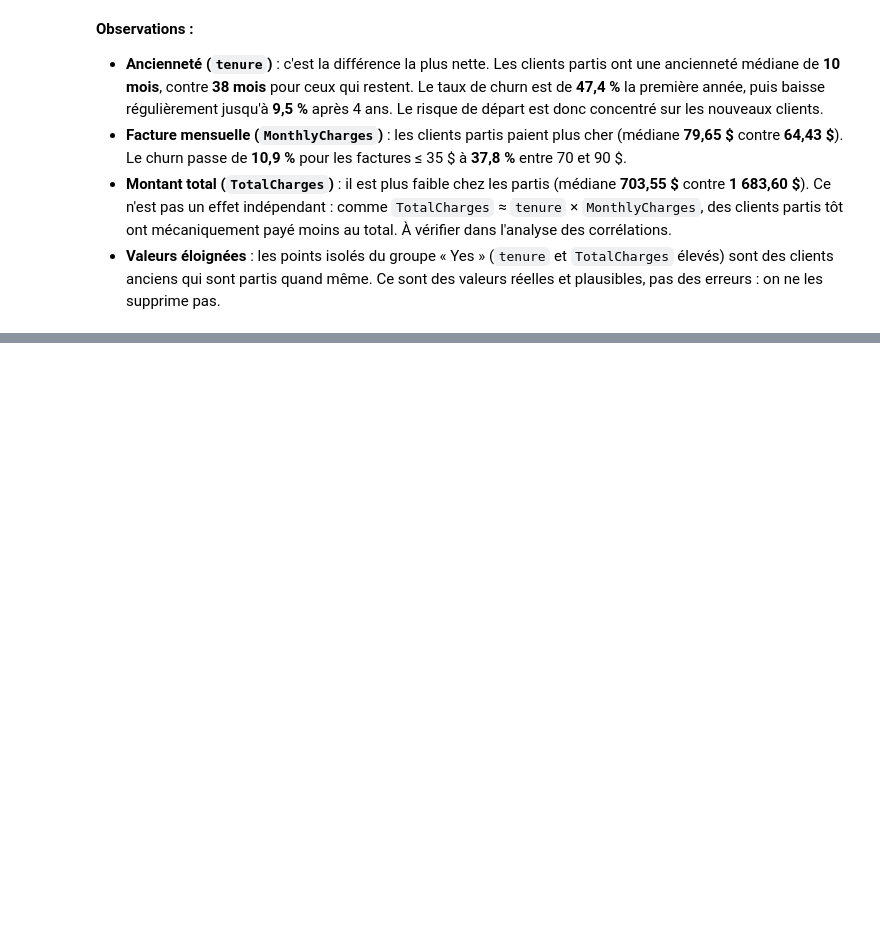
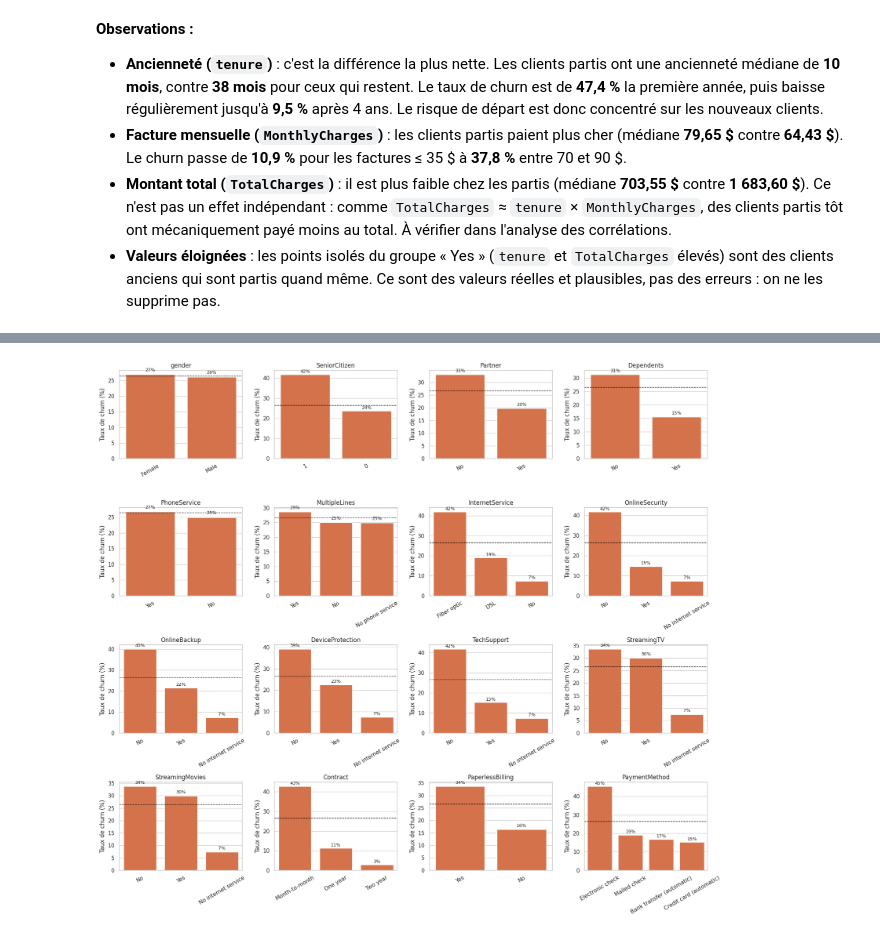
Before and after one commit to massamba0809/churn-prediction-ml, a Jupyter notebook: notebooks/02_eda.ipynb, the cells around one changed output, grey strips where cells are left out. Drawn from its saved outputs; the diff is of its cells as text; code cells hidden in the pictures; blank space fills up the shorter version.

```diff
--- a/notebooks/02_eda.ipynb
+++ b/notebooks/02_eda.ipynb
@@ -196,0 +203,19 @@ Name: Churn_num, dtype: float64
+# %%
+taux_global = eda["Churn_num"].mean() * 100
+
+fig, axes = plt.subplots(4, 4, figsize=(18, 16))
+for ax, var in zip(axes.flatten(), VAR_CAT):
+    taux = (eda.groupby(var)["Churn_num"].mean() * 100).sort_values(ascending=False)
+    sns.barplot(x=taux.index.astype(str), y=taux.values, ax=ax, color="#eb6834")
+    ax.axhline(taux_global, color="black", linestyle="--", linewidth=1)
+    ax.set_title(var)
+    ax.set_xlabel("")
+    ax.set_ylabel("Taux de churn (%)")
+    ax.tick_params(axis="x", rotation=30)
+    for i, v in enumerate(taux.values):
+        ax.text(i, v + 1, f"{v:.0f}%", ha="center", fontsize=9)
+plt.tight_layout()
+plt.savefig(DOSSIER_FIGURES / "eda_taux_churn_categorielles.png", dpi=110)
+plt.show()
+# %% [output]
+[figure, added]
```
Also changed, not shown: parts of 3 cells of this notebook.
